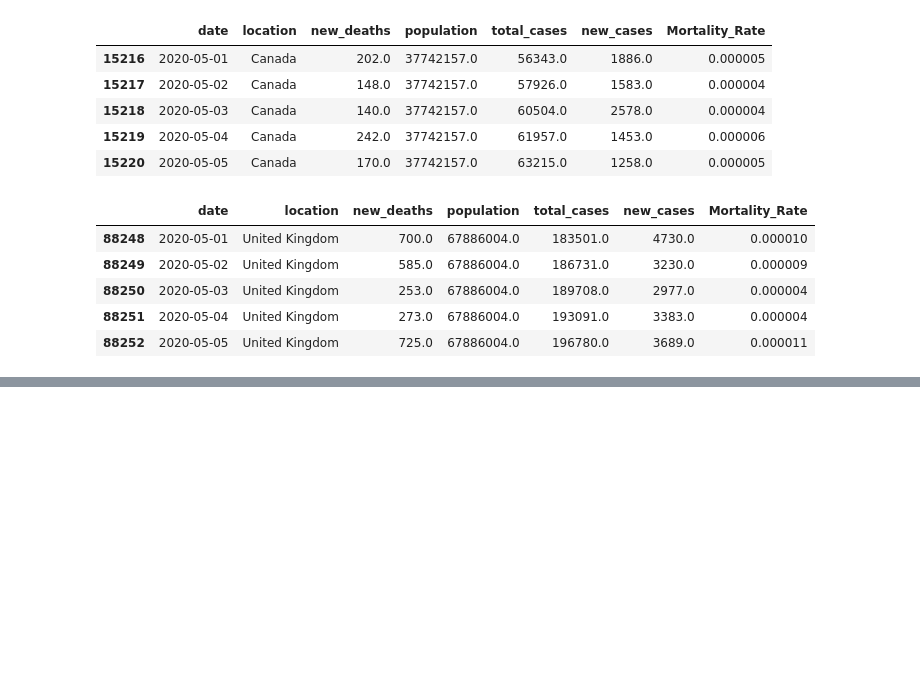
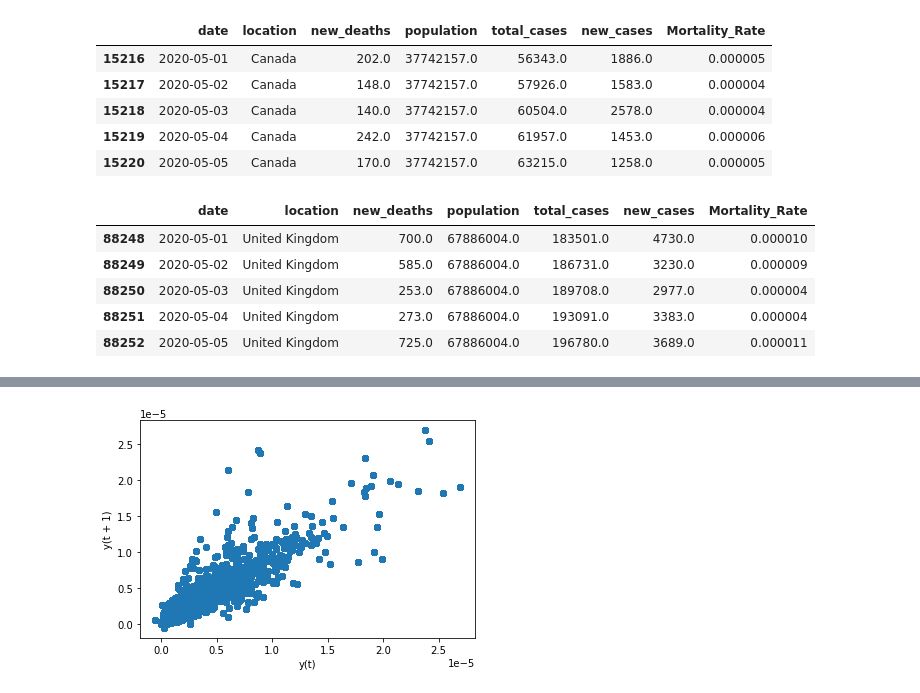
Before and after one commit to abhishek111222/Data-Science-Project, a Jupyter notebook: Time series of Mortality Rate (Try 3)/time_mortality_try3.ipynb, the cells around one changed output, grey strips where cells are left out. Cells and saved outputs as stored; diff of their text form; code cells hidden in the pictures; blank space fills up the shorter version.

```diff
--- a/Time series of Mortality Rate (Try 3)/time_mortality_try3.ipynb
+++ b/Time series of Mortality Rate (Try 3)/time_mortality_try3.ipynb
@@ -693,0 +788,7 @@ fig.show()
+# %%
+plots = {}
+for i in range(len(dataset_UK)):
+  plots[i] = lag_plot(dataset[i : i+20])
+  i = i + 20
+# %% [output]
+[figure, added]
```
Also changed, not shown: parts of 14 cells of this notebook.
